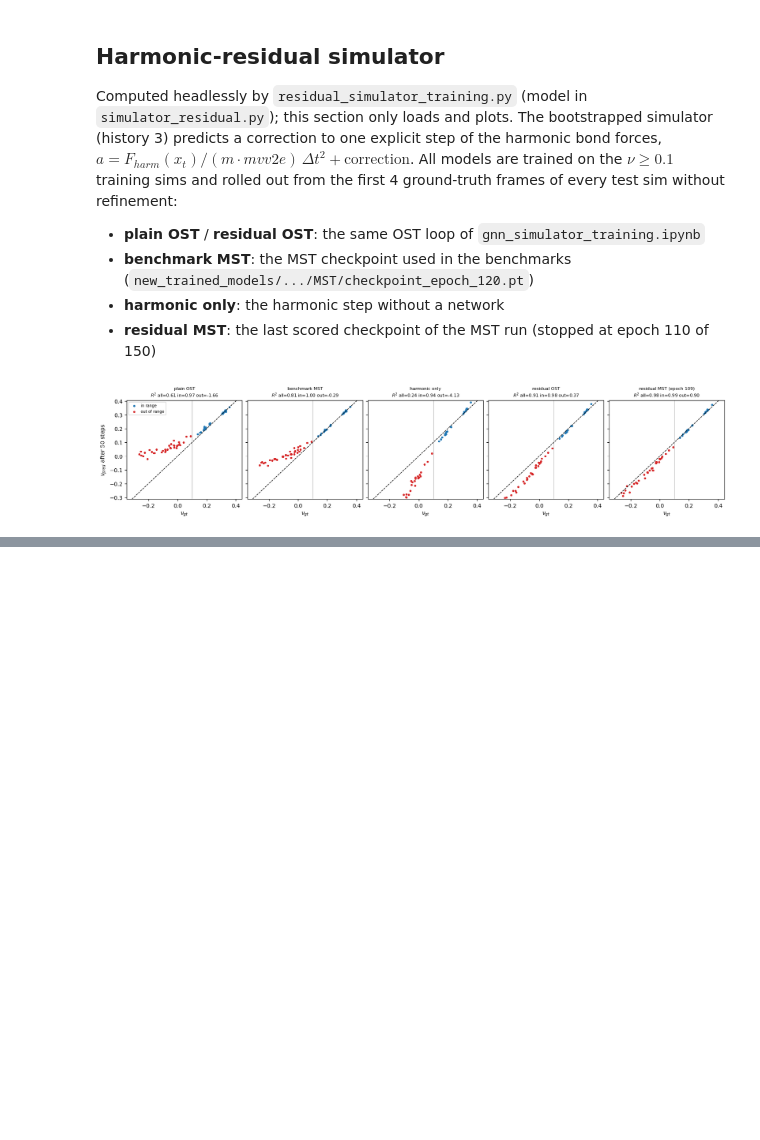
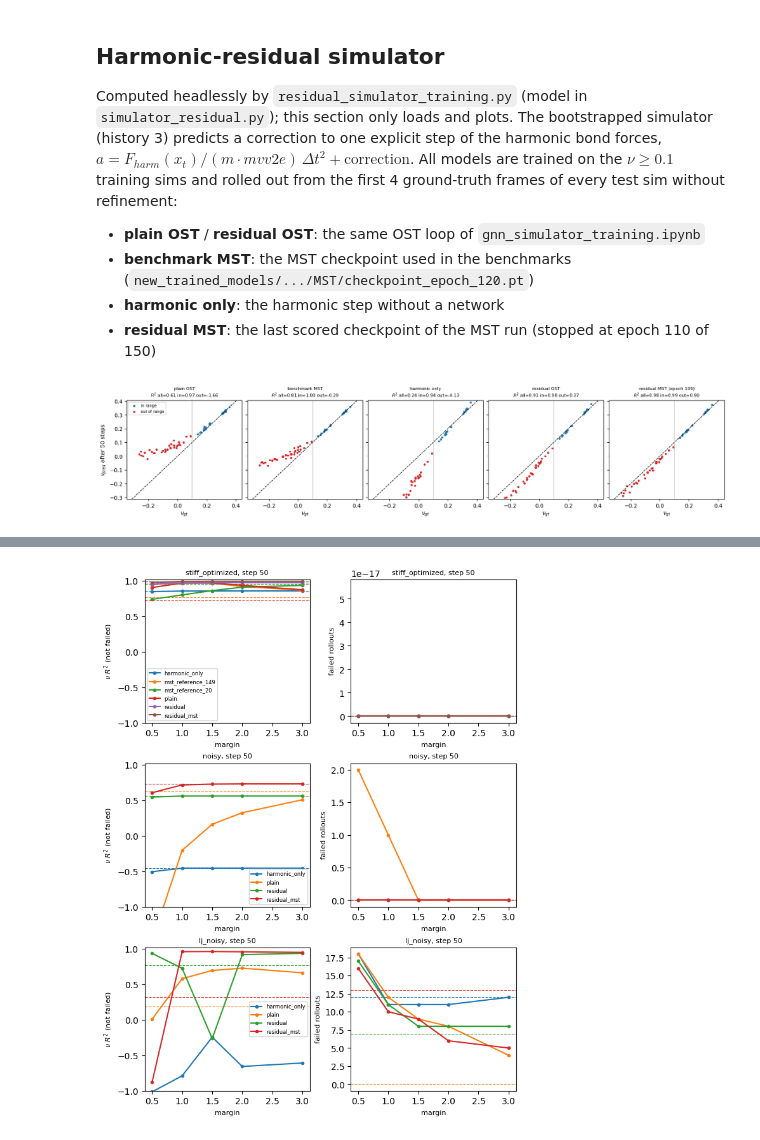
Before and after one commit to MendelsResearchGroup/GNNInverseDesign, a Jupyter notebook: constraint_projection.ipynb, the cells around one changed output, grey strips where cells are left out. Saved outputs shown, nothing was run; the diff lists cells and outputs as text; code cells hidden in the pictures; blank space fills up the shorter version.

```diff
--- a/constraint_projection.ipynb
+++ b/constraint_projection.ipynb
@@ -869,0 +952,56 @@ plt.show()
+# %%
+# projection_steps = [50, 150]
+projection_steps = [50]
+
+
+def projection_scores(df):
+    """Per (model, margin, step): nu R^2 over the rollouts that did not fail, their mean |nu error| and the failed count."""
+    out = []
+    for (model, margin, step), d in df.groupby(["model", "margin", "step"], dropna=False):
+        failed = ~np.isfinite(d["pred_p"]) | ((d["pred_p"] - d["gt_p"]).abs() > failed_error)
+        ok = d[~failed]
+        out.append({"model": model, "margin": margin, "step": step, "r2": r2_score(ok["gt_p"], ok["pred_p"]) if len(ok) > 1 else np.nan,
+                    "mean_err": (ok["pred_p"] - ok["gt_p"]).abs().mean(), "failed": failed.sum(), "n": len(d)})
+    return pd.DataFrame(out)
+
+
+projection = {}
+for dataset in datasets:
+    path = residual_dir / dataset / "projection.csv"
+    if not path.exists():
+        warnings.warn(f"{path} is missing, skipping {dataset}.")
+        continue
+    projection[dataset] = pd.read_csv(path)
+    if not (residual_dir / dataset / "projection.done").exists():
+        warnings.warn(f"{dataset}: the projection run has not finished, showing partial results.")
+
+metrics = [("r2", r"$\nu$ $R^2$ (not failed)", (-1, 1.02)), ("failed", "failed rollouts", None)]
+fig, ax = plt.subplots(len(projection), len(projection_steps) * len(metrics), figsize=(3.3 * len(projection_steps) * len(metrics), 2.9 * len(projection)), layout="constrained", squeeze=False)
+for row, (dataset, df) in enumerate(projection.items()):
+    scores = projection_scores(df)
+    for i, model in enumerate(scores["model"].unique()):
+        s = scores[scores["model"] == model]
+        for j, step in enumerate(projection_steps):
+            for k, (metric, label, ylim) in enumerate(metrics):
+                a_ = ax[row][j * len(metrics) + k]
+                proj = s[(s["step"] == step) & s["margin"].notna()].sort_values("margin")
+                base = s[(s["step"] == step) & s["margin"].isna()]
+                a_.plot(proj["margin"], proj[metric], marker="o", markersize=3, color=f"C{i}", label=model)
+                if len(base):
+                    a_.axhline(base[metric].iloc[0], color=f"C{i}", linestyle="--", linewidth=0.8)
+                a_.set_title(f"{dataset}, step {step}", fontsize=8)
+                a_.set_ylabel(label, fontsize=8)
+                if ylim is not None:
+                    a_.set_ylim(ylim)
+    for a_ in ax[row]:
+        a_.set_xlabel("margin", fontsize=8)
+    ax[row][0].legend(fontsize=6)
+plt.show()
+
+table = pd.concat({dataset: projection_scores(df) for dataset, df in projection.items()}, names=["dataset"]).reset_index(level=0)
+table["margin"] = table["margin"].fillna(0)  # 0: no projection
+display(table[table["step"].isin(projection_steps)]
+        .pivot_table(index=["dataset", "model"], columns=["step", "margin"], values=["r2", "failed"])
+        .round(2))
+# %% [output]
+[figure, added]
```
Also changed, not shown: parts of 12 cells of this notebook, 22 other files.
